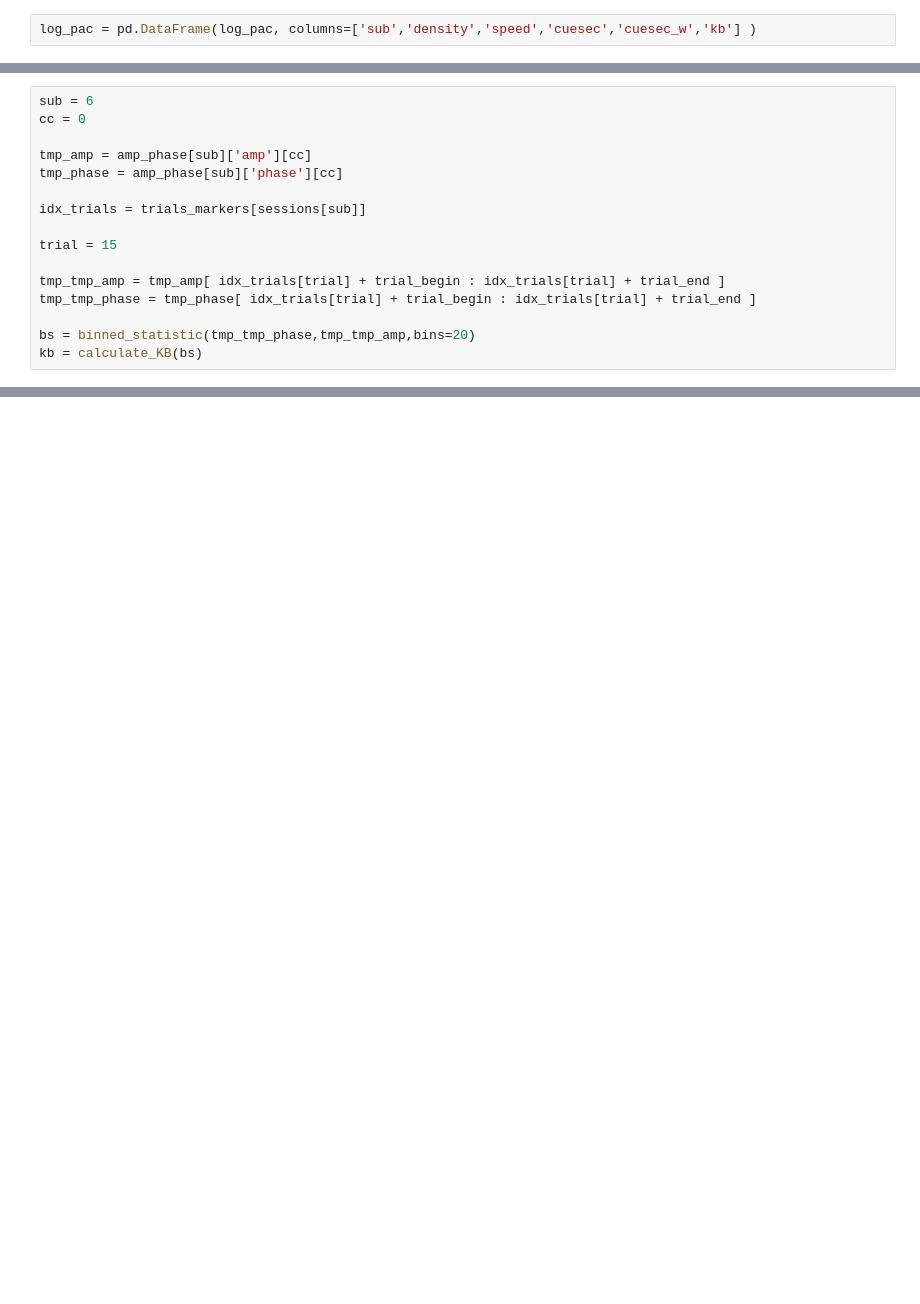
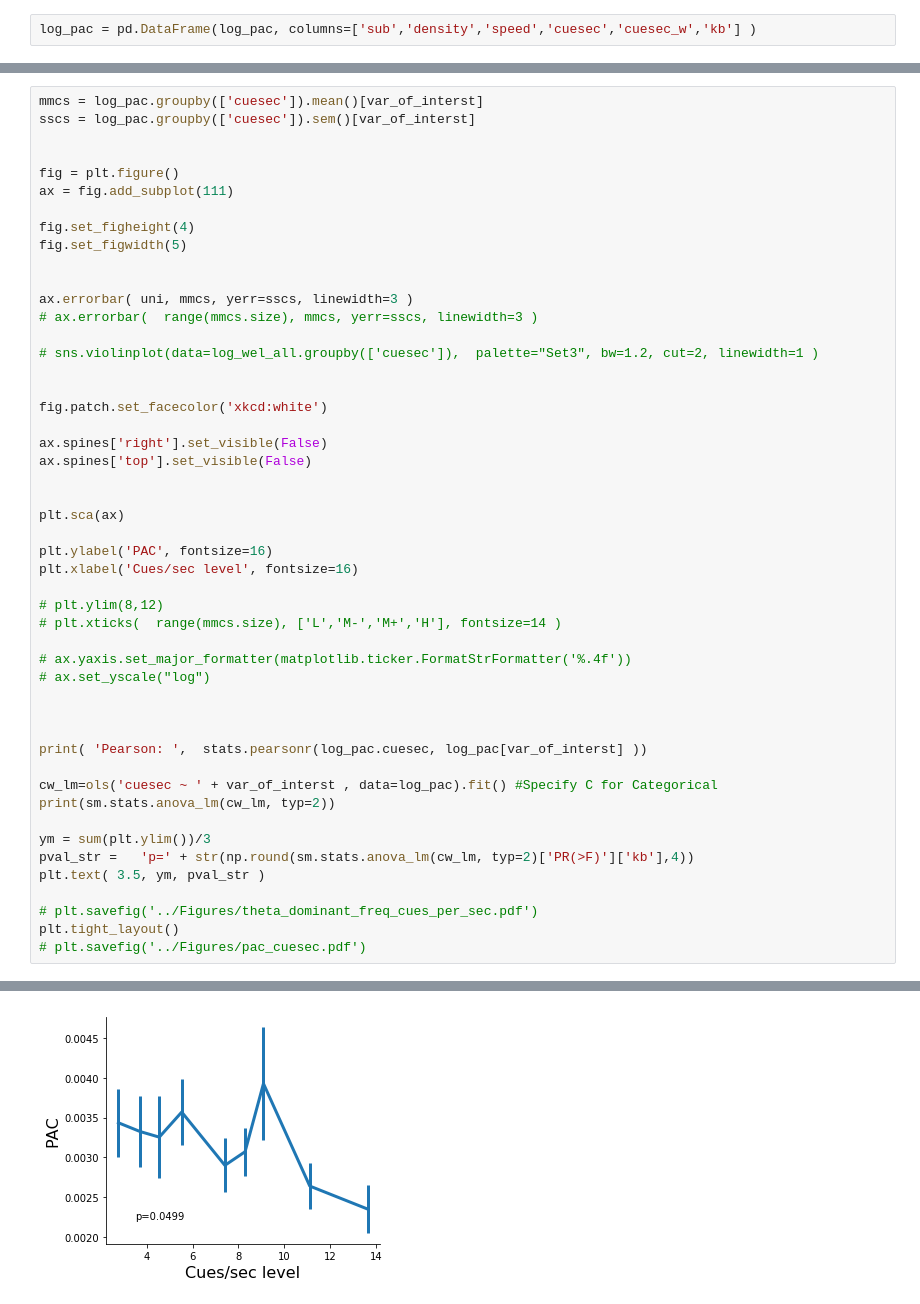
Before and after one commit to DiogoSantosPata/normaliser, a Jupyter notebook: Compute_theta_gamma_coupling.ipynb, the cells around one changed output, grey strips where cells are left out. Drawn from its saved outputs; the diff is of its cells as text; blank space fills up the shorter version.

```diff
--- a/Compute_theta_gamma_coupling.ipynb
+++ b/Compute_theta_gamma_coupling.ipynb
@@ -287,16 +304,50 @@ Residual  9236.196541  808.0      NaN       NaN
-# %%
-sub = 6
-cc = 0
-
-tmp_amp = amp_phase[sub]['amp'][cc]
-tmp_phase = amp_phase[sub]['phase'][cc]
-
-idx_trials = trials_markers[sessions[sub]]
-
-trial = 15
-
-tmp_tmp_amp = tmp_amp[ idx_trials[trial] + trial_begin : idx_trials[trial] + trial_end ]
-tmp_tmp_phase = tmp_phase[ idx_trials[trial] + trial_begin : idx_trials[trial] + trial_end ]
-
-bs = binned_statistic(tmp_tmp_phase,tmp_tmp_amp,bins=20)
-kb = calculate_KB(bs)
+# %%
+mmcs = log_pac.groupby(['cuesec']).mean()[var_of_interst]
+sscs = log_pac.groupby(['cuesec']).sem()[var_of_interst]
+
+
+fig = plt.figure()
+ax = fig.add_subplot(111)
+
+fig.set_figheight(4)
+fig.set_figwidth(5)
+
+
+ax.errorbar( uni, mmcs, yerr=sscs, linewidth=3 )
+# ax.errorbar(  range(mmcs.size), mmcs, yerr=sscs, linewidth=3 )
+
+# sns.violinplot(data=log_wel_all.groupby(['cuesec']),  palette="Set3", bw=1.2, cut=2, linewidth=1 )
+
+
+fig.patch.set_facecolor('xkcd:white')
+
+ax.spines['right'].set_visible(False)
+ax.spines['top'].set_visible(False)
+
+
+plt.sca(ax)
+
+plt.ylabel('PAC', fontsize=16)
+plt.xlabel('Cues/sec level', fontsize=16)
+
+# plt.ylim(8,12)
+# plt.xticks(  range(mmcs.size), ['L','M-','M+','H'], fontsize=14 )
+
+# ax.yaxis.set_major_formatter(matplotlib.ticker.FormatStrFormatter('%.4f'))
+# ax.set_yscale("log")
+
+
+
+print( 'Pearson: ',  stats.pearsonr(log_pac.cuesec, log_pac[var_of_interst] ))
+
+cw_lm=ols('cuesec ~ ' + var_of_interst , data=log_pac).fit() #Specify C for Categorical
+print(sm.stats.anova_lm(cw_lm, typ=2))
+
+ym = sum(plt.ylim())/3
+pval_str =   'p=' + str(np.round(sm.stats.anova_lm(cw_lm, typ=2)['PR(>F)']['kb'],4))
+plt.text( 3.5, ym, pval_str )
+
+# plt.savefig('../Figures/theta_dominant_freq_cues_per_sec.pdf')
+plt.tight_layout()
+# plt.savefig('../Figures/pac_cuesec.pdf')
+# %% [output]
@@ -303 +358,2 @@ kb = calculate_KB(bs)
+[figure, added]
 # %%
```
Also changed, not shown: parts of 10 cells of this notebook, 6 other files.
